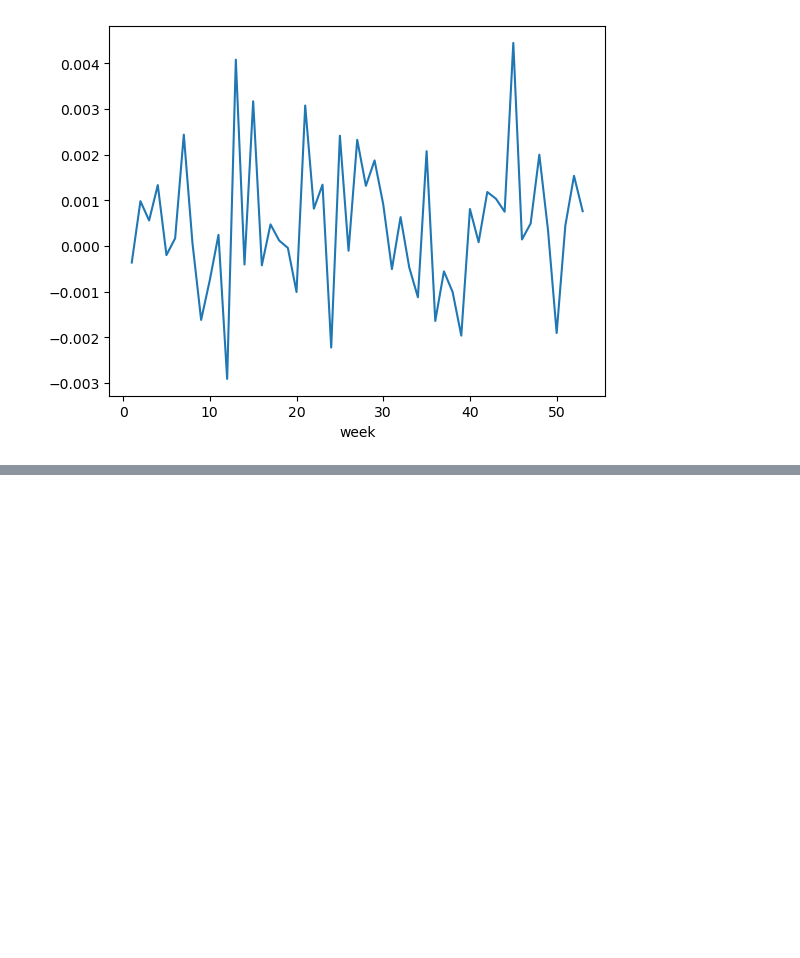
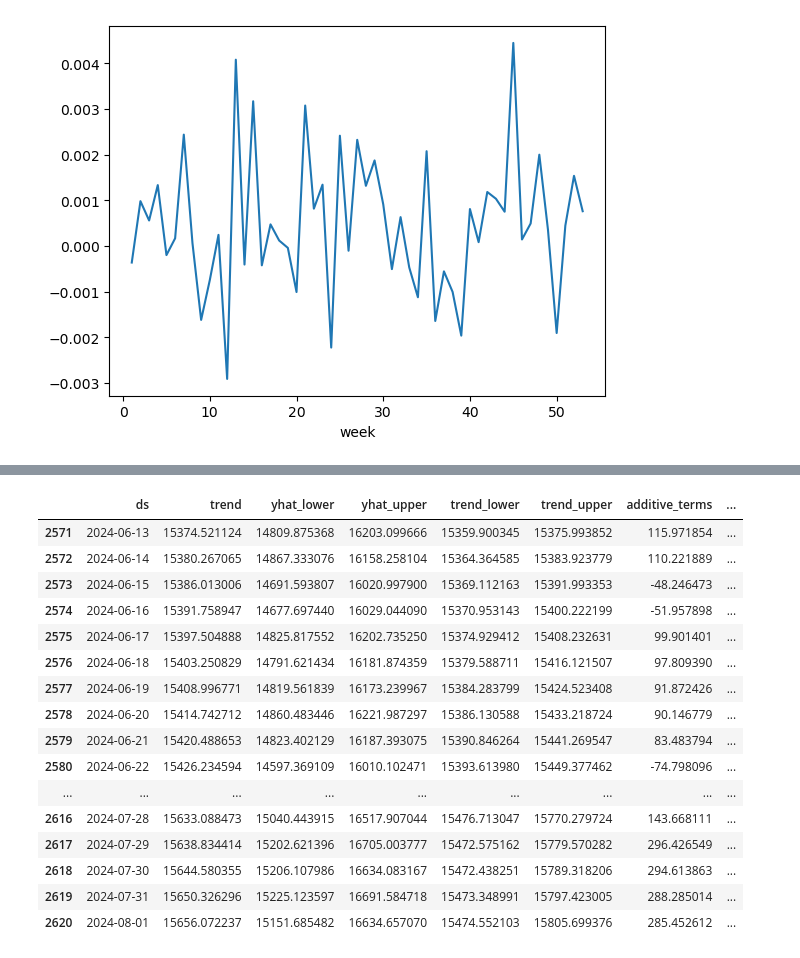
Before and after one commit to itaylor1645/project_1, a Jupyter notebook: stocks.ipynb, the cells around one changed output, grey strips where cells are left out. Cells and saved outputs as stored; diff of their text form; code cells hidden in the pictures; blank space fills up the shorter version.

```diff
--- a/stocks.ipynb
+++ b/stocks.ipynb
@@ -364,0 +397,9 @@ SP500_woy_return_mean.plot()
+# %%
+# Label the columns ds and y so that the syntax is recognized by Prophet
+df_nasdaq_close.rename(columns={'Date':'ds','NASDAQ Close':'y'}, inplace=True)
+
+# Drop an NaN values from the prophet_df DataFrame
+df_nasdaq_close.dropna()
+
+# View the first and last five rows of the mercado_prophet_df DataFrame
+df_nasdaq_close
@@ -364,0 +445,24 @@ SP500_woy_return_mean.plot()
+# %%
+# Make the predictions for the NASDAQ data using the DataFrame
+nasdaq_forecast = nasdaq_model.predict(nasdaq_future)
+
+# Display the first five rows of the forecast_mercado_trends DataFrame
+nasdaq_forecast.tail(50)
+# %% [output]
+|  | ds | trend | yhat_lower | yhat_upper | trend_lower | trend_upper | additive_terms | ... |
+| 2571 | 2024-06-13 | 15374.521124 | 14809.875368 | 16203.099666 | 15359.900345 | 15375.993852 | 115.971854 | ... |
+| 2572 | 2024-06-14 | 15380.267065 | 14867.333076 | 16158.258104 | 15364.364585 | 15383.923779 | 110.221889 | ... |
+| 2573 | 2024-06-15 | 15386.013006 | 14691.593807 | 16020.997900 | 15369.112163 | 15391.993353 | -48.246473 | ... |
+| 2574 | 2024-06-16 | 15391.758947 | 14677.697440 | 16029.044090 | 15370.953143 | 15400.222199 | -51.957898 | ... |
+| 2575 | 2024-06-17 | 15397.504888 | 14825.817552 | 16202.735250 | 15374.929412 | 15408.232631 | 99.901401 | ... |
+| 2576 | 2024-06-18 | 15403.250829 | 14791.621434 | 16181.874359 | 15379.588711 | 15416.121507 | 97.809390 | ... |
+| 2577 | 2024-06-19 | 15408.996771 | 14819.561839 | 16173.239967 | 15384.283799 | 15424.523408 | 91.872426 | ... |
+| 2578 | 2024-06-20 | 15414.742712 | 14860.483446 | 16221.987297 | 15386.130588 | 15433.218724 | 90.146779 | ... |
+| 2579 | 2024-06-21 | 15420.488653 | 14823.402129 | 16187.393075 | 15390.846264 | 15441.269547 | 83.483794 | ... |
+| 2580 | 2024-06-22 | 15426.234594 | 14597.369109 | 16010.102471 | 15393.613980 | 15449.377462 | -74.798096 | ... |
+| ... | ... | ... | ... | ... | ... | ... | ... | ... |
+| 2616 | 2024-07-28 | 15633.088473 | 15040.443915 | 16517.907044 | 15476.713047 | 15770.279724 | 143.668111 | ... |
+| 2617 | 2024-07-29 | 15638.834414 | 15202.621396 | 16705.003777 | 15472.575162 | 15779.570282 | 296.426549 | ... |
+| 2618 | 2024-07-30 | 15644.580355 | 15206.107986 | 16634.083167 | 15472.438251 | 15789.318206 | 294.613863 | ... |
+| 2619 | 2024-07-31 | 15650.326296 | 15225.123597 | 16691.584718 | 15473.348991 | 15797.423005 | 288.285014 | ... |
+| 2620 | 2024-08-01 | 15656.072237 | 15151.685482 | 16634.657070 | 15474.552103 | 15805.699376 | 285.452612 | ... |
```
Also changed, not shown: parts of 14 cells of this notebook.
